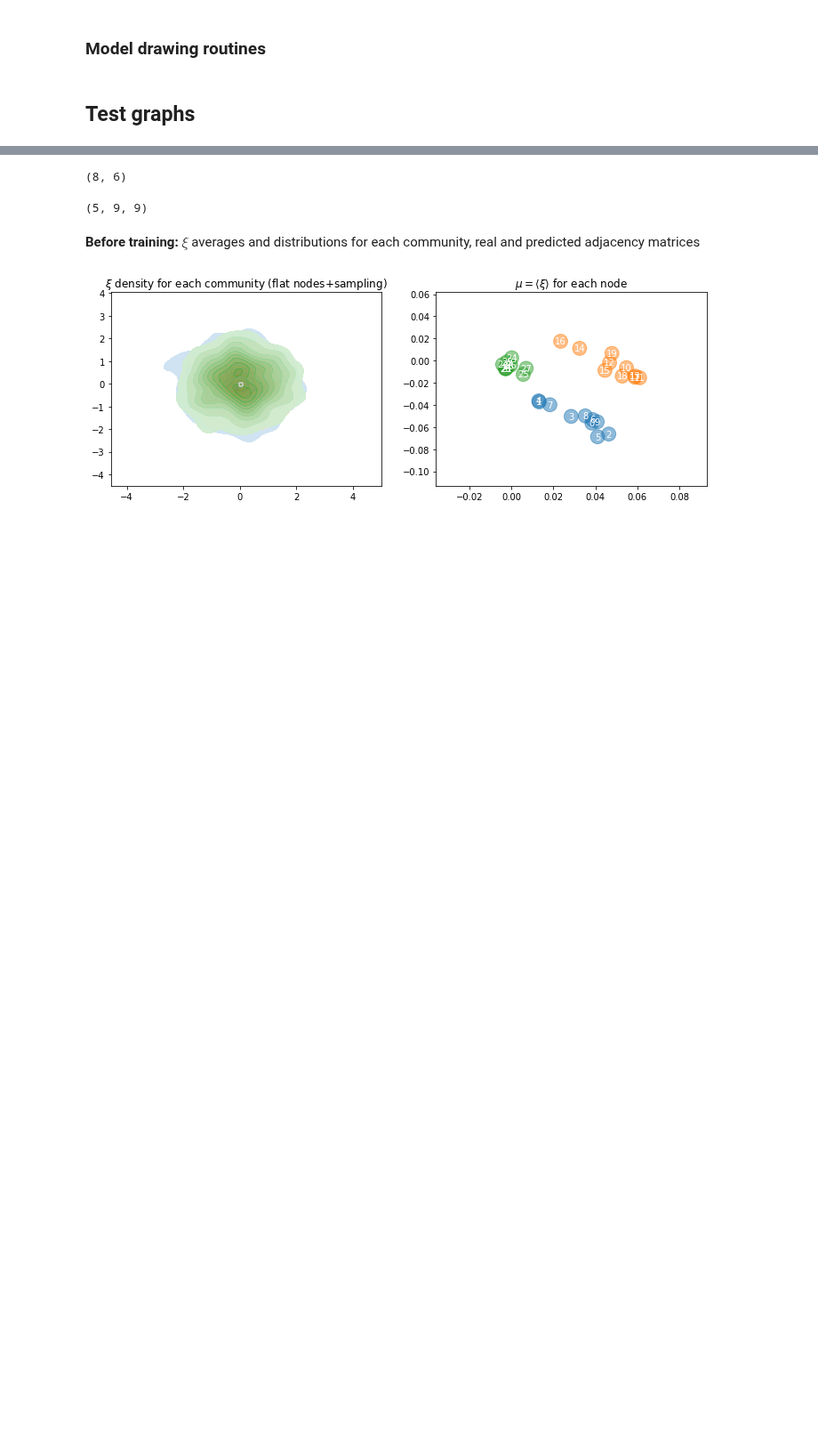
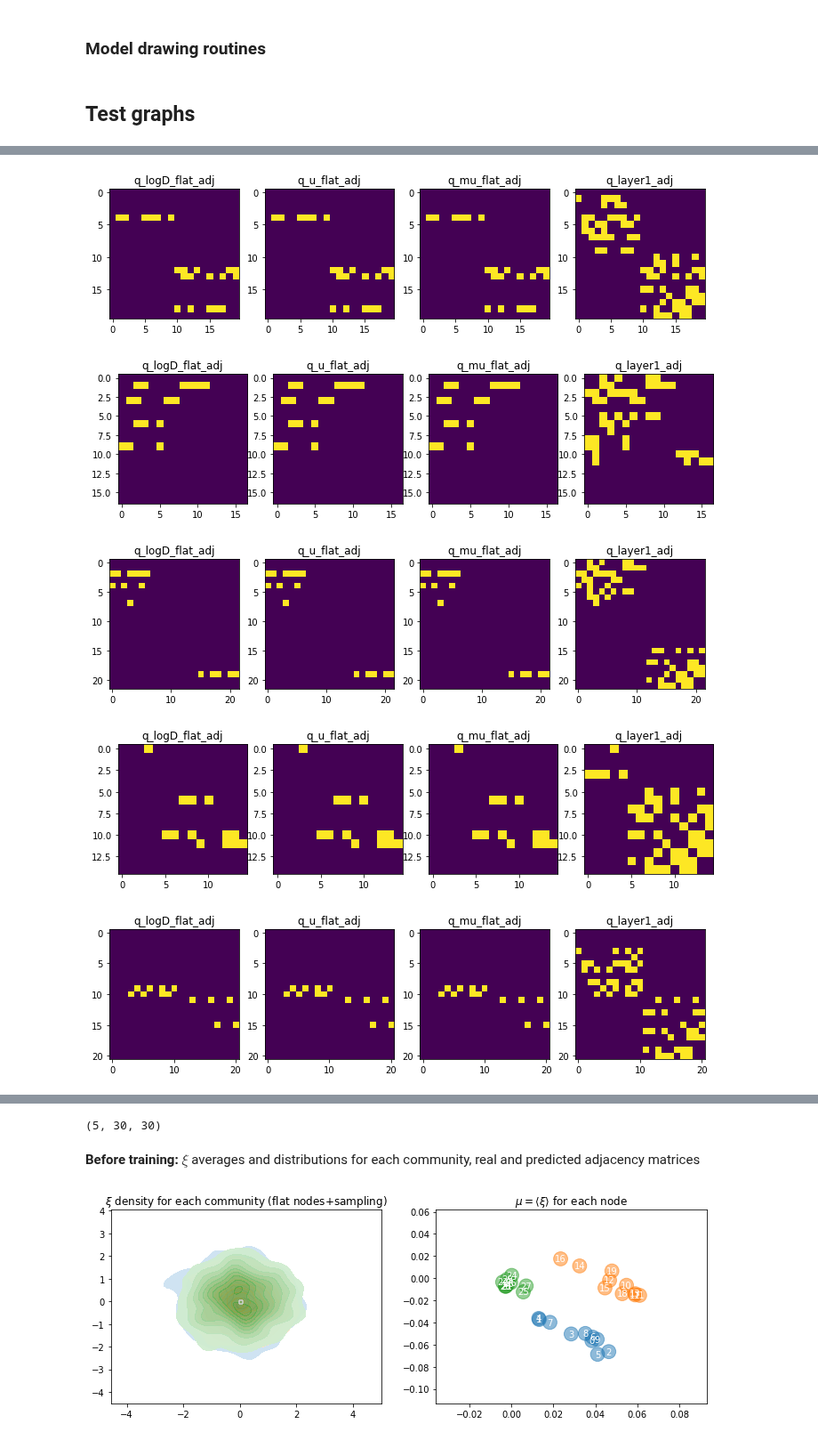
Before and after one commit to ixxi-dante/an2vec, a Jupyter notebook: gcn-ae-explore.ipynb, the cells around one changed output, grey strips where cells are left out. Shown at 89% size. Drawn from its saved outputs; the diff is of its cells as text; code cells hidden in the pictures; blank space fills up the shorter version.

```diff
--- a/gcn-ae-explore.ipynb
+++ b/gcn-ae-explore.ipynb
@@ -81,7 +82,7 @@ viz.draw_network(g, labels=features);
 # %%
 # Build the VAE
 n_nodes = l * k
-adj = nx.adjacency_matrix(g).todense().astype(np.float32)
+adj = np.array(nx.adjacency_matrix(g).todense().astype(np.float32))
 
 n_ξ_samples = 5
 dim_data, dim_l1, dim_ξ = l, 10, 2
@@ -153 +154,17 @@ model_3
 [drawing not drawn]
+# %%
+for batch_features, feeds in batching.batches(vae, features, adj, 4, None):
+    fig, axes = plt.subplots(1, 4, figsize=(12, 20))
+    i = 0
+    for name, value in feeds.items():
+        if name.endswith('mask'):
+            continue
+        axes[i].imshow(value)
+        axes[i].set_title(name)
+        i += 1
+# %% [output]
+[figure, added]
+[figure, added]
+[figure, added]
+[figure, added]
+[figure, added]
@@ -154,27 +180,11 @@ model_3
 # %%
-q_model.predict_on_fed_batch(utils.scale_center(features),
+vae.predict_on_fed_batch(utils.scale_center(features),
         feeds={'q_layer1_adj': adj,
-               'q_layer1_gather': np.arange(n_nodes, dtype=np.int32),
                'q_mu_flat_adj': adj,
-               'q_mu_flat_gather': np.arange(8, dtype=np.int32),
                'q_logD_flat_adj': adj,
-               'q_logD_flat_gather': np.arange(8, dtype=np.int32),
-               'q_u_flat_adj': adj,
-               'q_u_flat_gather': np.arange(8, dtype=np.int32)}).shape
+               'q_u_flat_adj': adj})[1].shape
 # %% [output]
-(8, 6)
+(5, 30, 30)
-# %%
-vae.predict_on_fed_batch(utils.scale_center(features),
-        feeds={'q_layer1_adj': adj,
-               'q_layer1_gather': np.arange(n_nodes, dtype=np.int32),
-               'q_mu_flat_adj': adj,
-               'q_mu_flat_gather': np.arange(9, dtype=np.int32),
-               'q_logD_flat_adj': adj,
-               'q_logD_flat_gather': np.arange(9, dtype=np.int32),
-               'q_u_flat_adj': adj,
-               'q_u_flat_gather': np.arange(9, dtype=np.int32)})[1].shape
-# %% [output]
-(5, 9, 9)
 # %% [markdown]
 **Before training:** $\xi$ averages and distributions for each community, real and predicted adjacency matrices
 # %%
```
Also changed, not shown: parts of 5 cells of this notebook, 1 other file.
